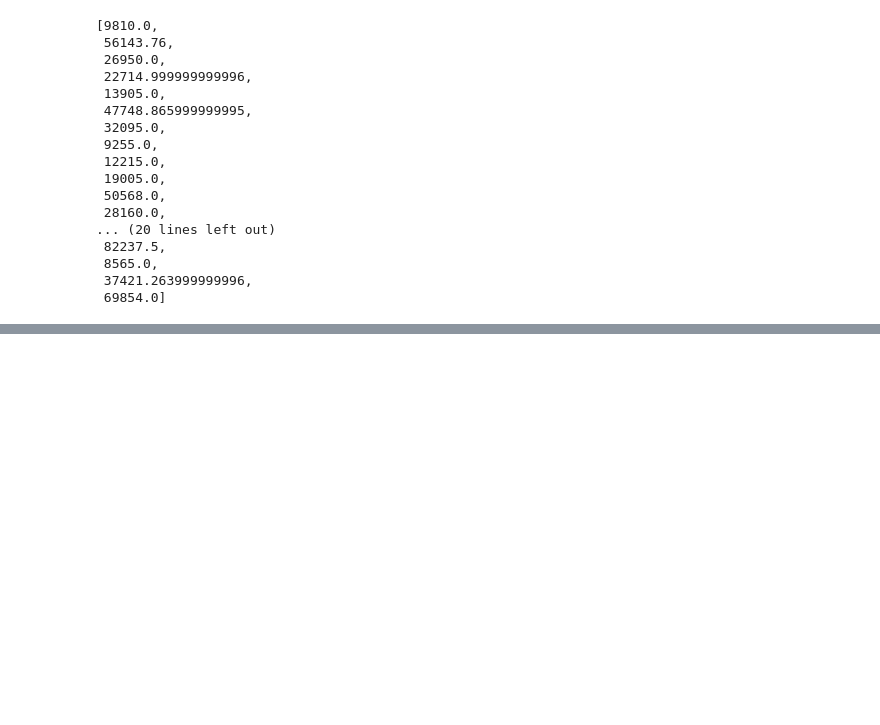
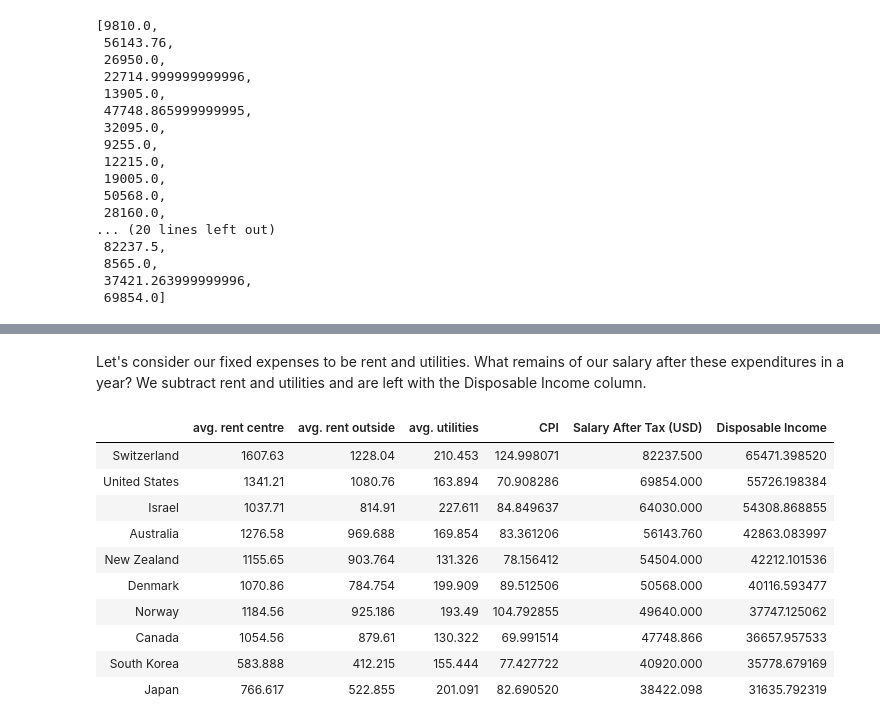
Before and after one commit to hendrikbaacke/Data-Madness, a Jupyter notebook: Income_and_Living_Prices__Data_Madness.ipynb, the cells around one changed output, grey strips where cells are left out. Drawn from its saved outputs; the diff is of its cells as text; code cells hidden in the pictures; blank space fills up the shorter version.

```diff
--- a/Income_and_Living_Prices__Data_Madness.ipynb
+++ b/Income_and_Living_Prices__Data_Madness.ipynb
@@ -1041,0 +1049,20 @@ df
+# %% [markdown]
+Let's consider our fixed expenses to be rent and utilities. What remains of our salary after these expenditures in a year? We subtract rent and utilities and are left with the Disposable Income column.
+# %%
+expendable_income = []
+for i, country in enumerate(survey_countries) :
+    expendable_income.append(df['Salary After Tax (USD)'].iloc[i] - (df['avg. rent centre'].iloc[i]*12 - df['avg. utilities'].iloc[i]*12))
+df['Disposable Income'] = expendable_income
+df.sort_values(by= 'Disposable Income', ascending=False)[:10]
+# %% [output]
+|  | avg. rent centre | avg. rent outside | avg. utilities | CPI | Salary After Tax (USD) | Disposable Income |
+| Switzerland | 1607.63 | 1228.04 | 210.453 | 124.998071 | 82237.500 | 65471.398520 |
+| United States | 1341.21 | 1080.76 | 163.894 | 70.908286 | 69854.000 | 55726.198384 |
+| Israel | 1037.71 | 814.91 | 227.611 | 84.849637 | 64030.000 | 54308.868855 |
+| Australia | 1276.58 | 969.688 | 169.854 | 83.361206 | 56143.760 | 42863.083997 |
+| New Zealand | 1155.65 | 903.764 | 131.326 | 78.156412 | 54504.000 | 42212.101536 |
+| Denmark | 1070.86 | 784.754 | 199.909 | 89.512506 | 50568.000 | 40116.593477 |
+| Norway | 1184.56 | 925.186 | 193.49 | 104.792855 | 49640.000 | 37747.125062 |
+| Canada | 1054.56 | 879.61 | 130.322 | 69.991514 | 47748.866 | 36657.957533 |
+| South Korea | 583.888 | 412.215 | 155.444 | 77.427722 | 40920.000 | 35778.679169 |
+| Japan | 766.617 | 522.855 | 201.091 | 82.690520 | 38422.098 | 31635.792319 |
```
Also changed, not shown: parts of 10 cells of this notebook.
